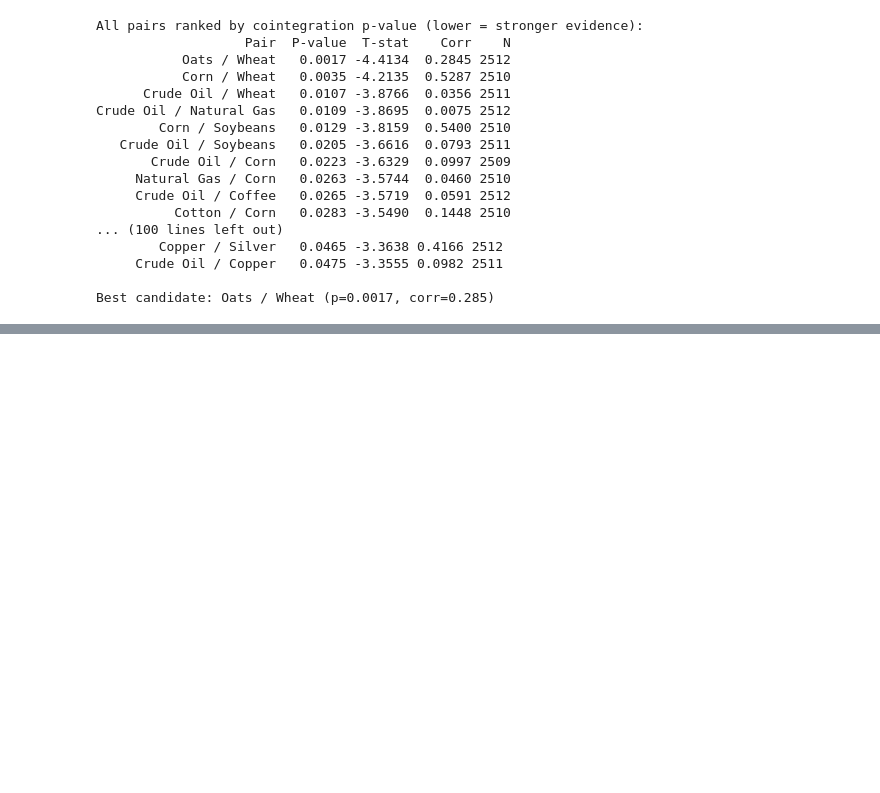
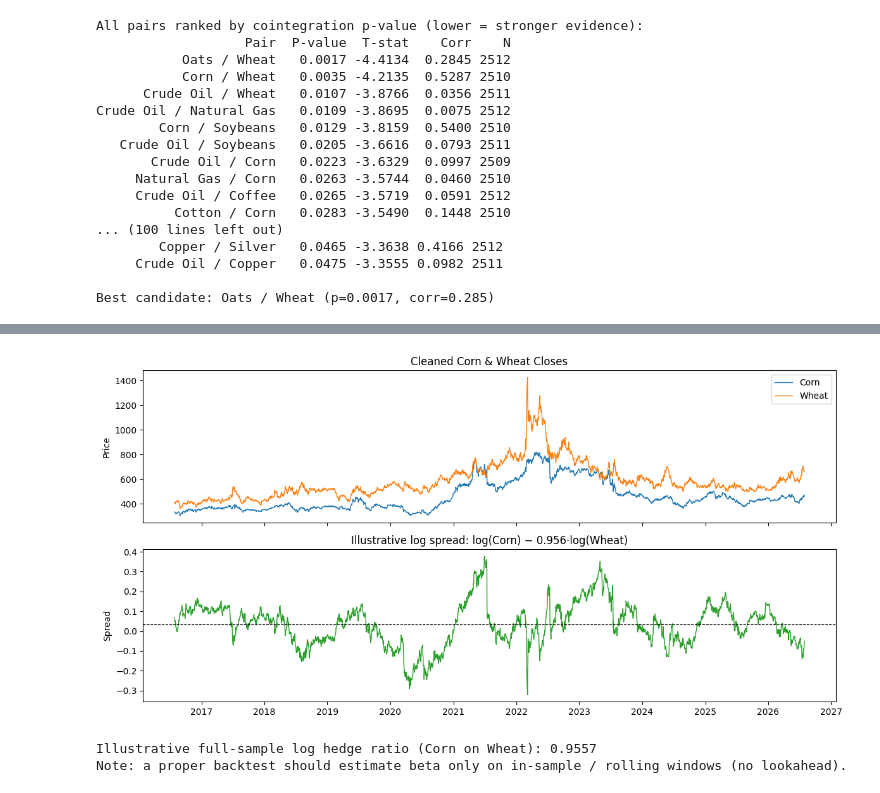
Before and after one commit to JeromeCharbonneau/Pair_Trading, a Jupyter notebook: pairs_trading_investigation.ipynb, the cells around one changed output, grey strips where cells are left out. Drawn from its saved outputs; the diff is of its cells as text; code cells hidden in the pictures; blank space fills up the shorter version.

Commit message:
Cleaning data

```diff
--- a/pairs_trading_investigation.ipynb
+++ b/pairs_trading_investigation.ipynb
@@ -158,0 +333,69 @@ Best candidate: Oats / Wheat (p=0.0017, corr=0.285)
+# %%
+# Build cleaned Corn/Wheat panel
+pair_clean = pair_raw.copy()
+
+# Rule 1–2: require finite, positive prices on both legs
+valid = (
+    pair_clean.notna().all(axis=1)
+    & np.isfinite(pair_clean).all(axis=1)
+    & (pair_clean > 0).all(axis=1)
+)
+pair_clean = pair_clean.loc[valid].sort_index()
+
+# Diagnostics vs raw
+n_raw = len(pair_raw)
+n_clean = len(pair_clean)
+dropped = pair_raw.index.difference(pair_clean.index)
+
+print("Cleaning summary")
+print(f"  Raw rows:     {n_raw:,}")
+print(f"  Clean rows:   {n_clean:,}")
+print(f"  Dropped:      {n_raw - n_clean:,} ({(n_raw - n_clean) / n_raw:.2%})")
+if len(dropped):
+    print("\nDropped dates and reason:")
+    for dt in dropped:
+        row = pair_raw.loc[dt]
+        reasons = []
+        for col in pair_names:
+            val = row[col]
+            if pd.isna(val):
+                reasons.append(f"{col}=NaN")
+            elif not np.isfinite(val):
+                reasons.append(f"{col}=non-finite")
+            elif val <= 0:
+                reasons.append(f"{col}<={val}")
+        print(f"  {pd.Timestamp(dt).date()}: {', '.join(reasons) if reasons else 'unknown'}")
+
+# Log prices for later cointegration / spread steps
+pair_log = np.log(pair_clean)
+
+# Persist cleaned pair
+pair_clean.to_csv("corn_wheat_prices_clean.csv")
+pair_log.to_csv("corn_wheat_log_prices_clean.csv")
+print("\nWrote corn_wheat_prices_clean.csv and corn_wheat_log_prices_clean.csv")
+
+print("\nCleaned sample window:")
+print(f"  {pair_clean.index.min().date()} → {pair_clean.index.max().date()}  ({len(pair_clean):,} days)")
+print(pair_clean.describe().round(3))
+
+# Quick view of cleaned levels + log spread placeholder (equal weight; hedge ratio comes next)
+fig, axes = plt.subplots(2, 1, figsize=(12, 6), sharex=True)
+axes[0].plot(pair_clean.index, pair_clean["Corn"], label="Corn", lw=1)
+axes[0].plot(pair_clean.index, pair_clean["Wheat"], label="Wheat", lw=1)
+axes[0].set_title("Cleaned Corn & Wheat Closes")
+axes[0].legend()
+axes[0].set_ylabel("Price")
+
+# Placeholder spread using OLS hedge ratio on full clean sample (illustrative only)
+beta = np.polyfit(pair_log["Wheat"], pair_log["Corn"], 1)[0]
+spread = pair_log["Corn"] - beta * pair_log["Wheat"]
+axes[1].plot(spread.index, spread, color="tab:green", lw=1)
+axes[1].axhline(spread.mean(), color="black", lw=0.8, ls="--")
+axes[1].set_title(f"Illustrative log spread: log(Corn) − {beta:.3f}·log(Wheat)")
+axes[1].set_ylabel("Spread")
+plt.tight_layout()
+plt.show()
+
+print(f"Illustrative full-sample log hedge ratio (Corn on Wheat): {beta:.4f}")
+print("Note: a proper backtest should estimate beta only on in-sample / rolling windows (no lookahead).")
+# %% [output]
@@ -158,0 +419,3 @@ Best candidate: Oats / Wheat (p=0.0017, corr=0.285)
+[figure, added]
+Illustrative full-sample log hedge ratio (Corn on Wheat): 0.9557
+Note: a proper backtest should estimate beta only on in-sample / rolling windows (no lookahead).
```
Also changed, not shown: parts of 4 cells of this notebook.
